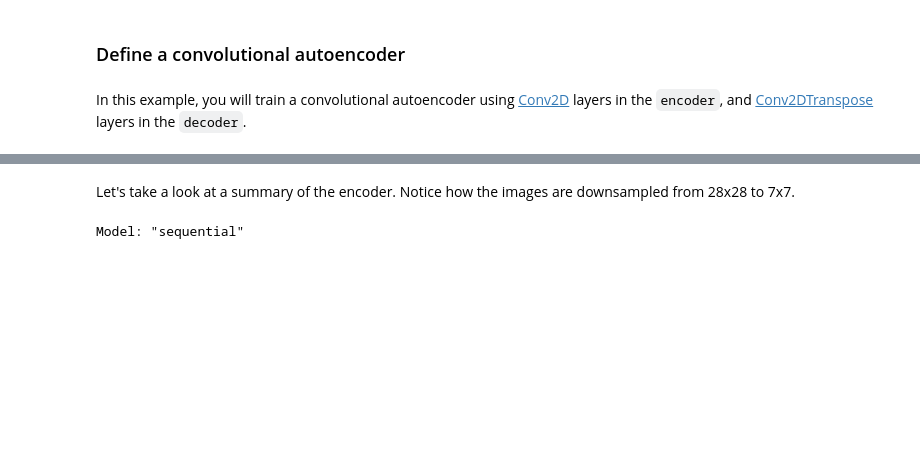
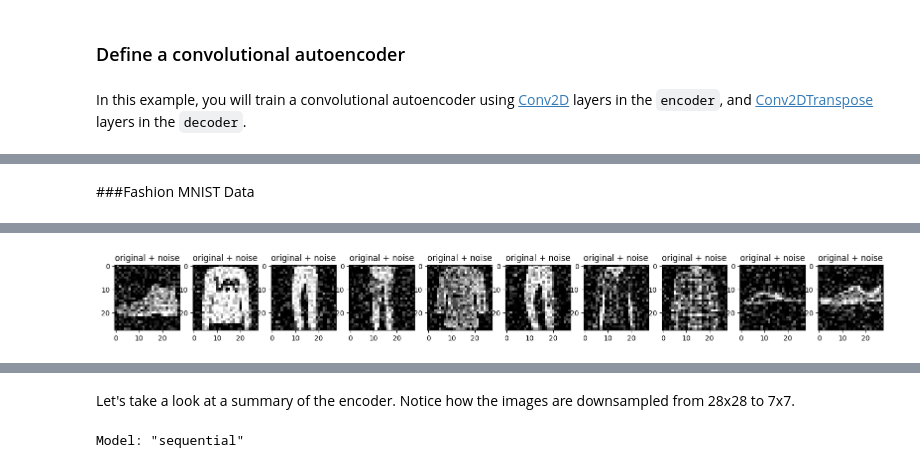
Before and after one commit to mandar-solanki/GAN-exercises, a Jupyter notebook: GAN_1022_Day_3_4autoencoder.ipynb, the cells around one changed output, grey strips where cells are left out. Cells and saved outputs as stored; diff of their text form; code cells hidden in the pictures; blank space fills up the shorter version.

```diff
--- a/GAN_1022_Day_3_4autoencoder.ipynb
+++ b/GAN_1022_Day_3_4autoencoder.ipynb
@@ -299,3 +311,8 @@ class Denoise(Model):
 autoencoder = Denoise()
 # %%
 autoencoder.compile(optimizer='adam', loss=losses.MeanSquaredError())
+# %%
+autoencoder.fit(x_train_noisy, x_train,
+                epochs=50,
+                shuffle=True,
+                validation_data=(x_test_noisy, x_test))
@@ -301,0 +338,31 @@ autoencoder.compile(optimizer='adam', loss=losses.MeanSquaredError())
+# %% [markdown]
+###Fashion MNIST Data
+# %%
+
+ (x_train, _), (x_test, _) = fashion_mnist.load_data()
+
+x_train = x_train.astype('float32') / 255.
+x_test = x_test.astype('float32') / 255.
+
+x_train = x_train[..., tf.newaxis]
+x_test = x_test[..., tf.newaxis]
+
+print(x_train.shape)
+print(x_test.shape)
+
+noise_factor = 0.2
+x_train_noisy = x_train + noise_factor * tf.random.normal(shape=x_train.shape)
+x_test_noisy = x_test + noise_factor * tf.random.normal(shape=x_test.shape)
+
+x_train_noisy = tf.clip_by_value(x_train_noisy, clip_value_min=0., clip_value_max=1.)
+x_test_noisy = tf.clip_by_value(x_test_noisy, clip_value_min=0., clip_value_max=1.)
+
+n = 10
+plt.figure(figsize=(20, 2))
+for i in range(n):
+    ax = plt.subplot(1, n, i + 1)
+    plt.title("original + noise")
+    plt.imshow(tf.squeeze(x_test_noisy[i]))
+    plt.gray()
+plt.show()
+# %% [output]
@@ -301,0 +379 @@ autoencoder.compile(optimizer='adam', loss=losses.MeanSquaredError())
+[figure, added]
```
Also changed, not shown: parts of 17 cells of this notebook.
